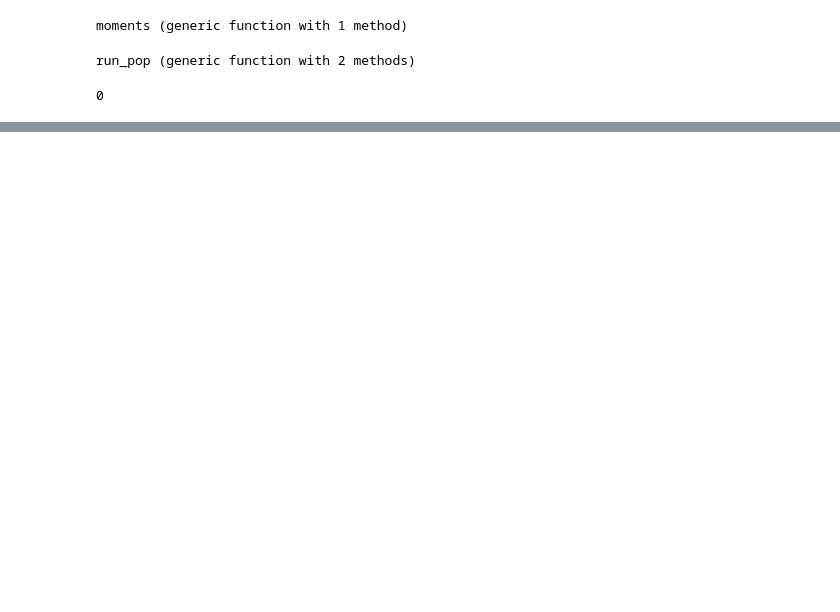
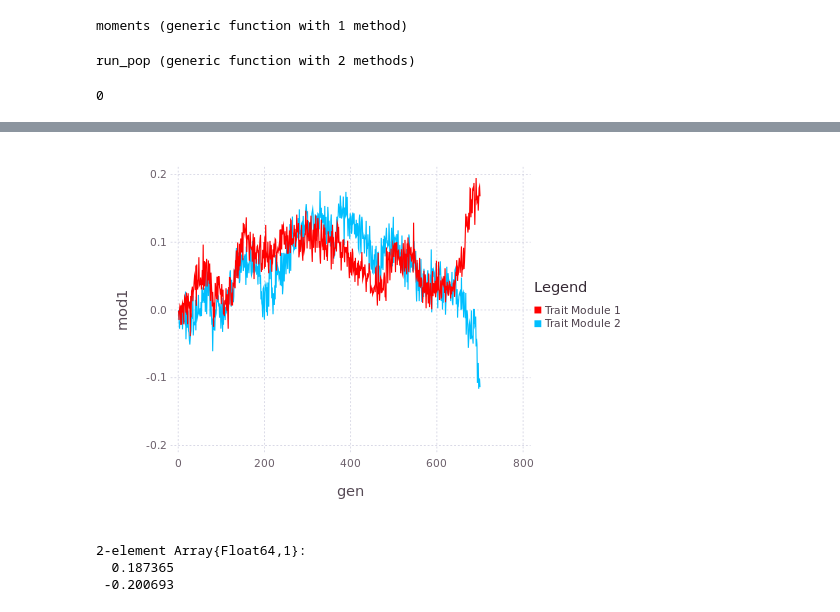
Before and after one commit to diogro/evomod_julia, a Jupyter notebook: evomod_prototype_notebook.ipynb, the cells around one changed output, grey strips where cells are left out. Drawn from its saved outputs; the diff is of its cells as text; code cells hidden in the pictures; blank space fills up the shorter version.

```diff
--- a/evomod_prototype_notebook.ipynb
+++ b/evomod_prototype_notebook.ipynb
@@ -319,0 +348,16 @@ pop_moments["pop"].surface
+# %%
+n = size(pop_moments)[1]
+df_trait = DataFrame(mod1 = [pop_moments[i]["mean_z"][1]   for i in 1:n],
+                     mod2 = [pop_moments[i]["mean_z"][end] for i in 1:n],
+                      gen = collect(1:n) )
+plot(df_trait, layer(y="mod1", x="gen", Geom.line, Theme(default_color=colorant"red")),
+layer(y="mod2", x="gen", Geom.line),
+     Guide.manual_color_key("Legend", ["Trait Module 1", "Trait Module 2"], ["red", "deepskyblue"]))
+# %% [output]
+[figure, added]
+# %%
+eig(pop.surface.Σ.mat)[2][:, end-1:end]' * pop_moments[end]["mean_z"]
+# %% [output]
+2-element Array{Float64,1}:
+  0.187365
+ -0.200693
```
Also changed, not shown: parts of 14 cells of this notebook.
